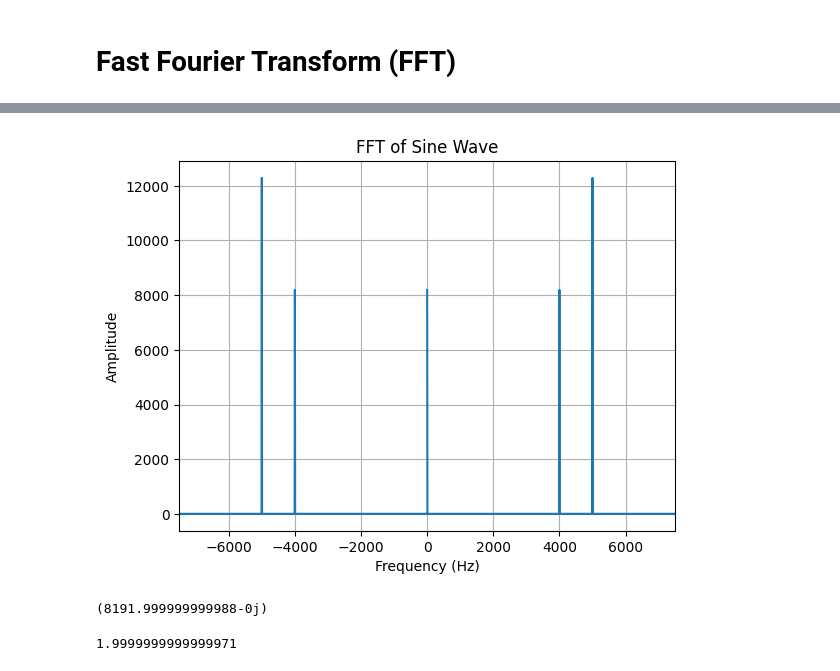
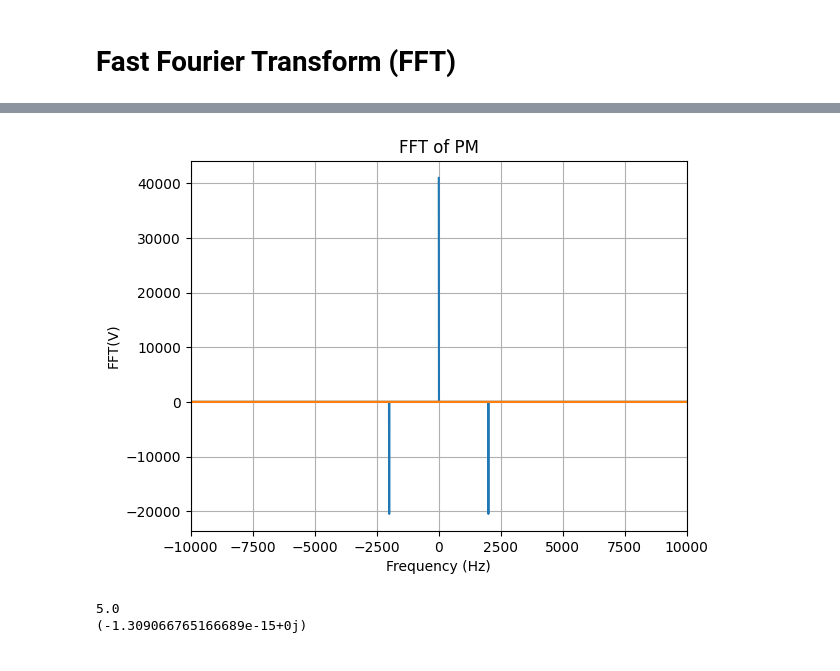
Before and after one commit to ananthapadmanabhan18/Lock_in_Amplifier_with_ExpEyes, a Jupyter notebook: Fourier_testing.ipynb, the cells around one changed output, grey strips where cells are left out. Saved outputs shown, nothing was run; the diff lists cells and outputs as text; code cells hidden in the pictures.

```diff
--- a/Fourier_testing.ipynb
+++ b/Fourier_testing.ipynb
@@ -30,46 +45,24 @@ plt_spacetime.show()
 # %%
 freq=fftfreq(N_sample,time[1]-time[0])
-sine_fft=fft(sine)
+sine_0_fft=fft(sin_pm)
+sine_90_fft=fft(cos_pm)
 # print(sine_fft)
-# %%
-import matplotlib.pyplot as plt
-# plt.plot(time,sine)
-plt.plot(freq,sine_fft)
-plt.xlim(-7500,7500)
-# plt.axvline(x=1000, color='r', linestyle='--')
-# plt.axvline(x=-1000, color='r', linestyle='--')
-plt.title('FFT of Sine Wave')
-plt.xlabel('Frequency (Hz)')
-plt.ylabel('Amplitude')
-plt.grid(True)
-plt.show()
-# %% [output]
-[figure, removed]
-# %%
-print(sine_fft[0])
-# %% [output]
-(8191.999999999988-0j)
-# %%
-V_DC = sine_fft[0].real/(len(sine))*2
-print(V_DC)
-
-
-
-# for i in range(len(sine_fft)):
-#     if freq[i]>100 or freq[i]<-100:
-#         sine_fft[i]=0
-
-# sine_ifft=ifft(sine_fft)
-
-# V_DC = sine_fft[0]. real /( len ( v_sig ) ) *2
-
-# import matplotlib.pyplot as plt_spacetime_filtered
-# plt_spacetime_filtered.plot(time,sine_ifft)
-# plt_spacetime_filtered.xlabel('Time (s)')
-# plt_spacetime_filtered.ylabel('Amplitude')
-# plt_spacetime_filtered.title('Filtered Sine Wave')
-# plt_spacetime_filtered.grid(True)
-# plt_spacetime_filtered.xlim(0,0.001)
-# plt_spacetime_filtered.show()
-# %% [output]
-1.9999999999999971
+# %%
+import matplotlib.pyplot as plt_fft
+plt_fft.plot(freq,sine_0_fft)
+plt_fft.plot(freq,sine_90_fft)
+plt_fft.xlabel('Frequency (Hz)')
+plt_fft.ylabel('FFT(V)')
+plt_fft.title('FFT of PM')
+plt_fft.grid(True)
+plt_fft.xlim(-10000,10000)
+plt_fft.show()
+# %% [output]
+[figure, added]
+# %%
+print(sine_0_fft[0].real/len(sine_0_fft))
+print(sine_90_fft[0]/len(sine_90_fft))
+# print(sine_0_fft[0],sine_0_fft[1])
+# %% [output]
+5.0
+(-1.309066765166689e-15+0j)
```
Also changed, not shown: parts of 4 cells of this notebook, 1 other file.
